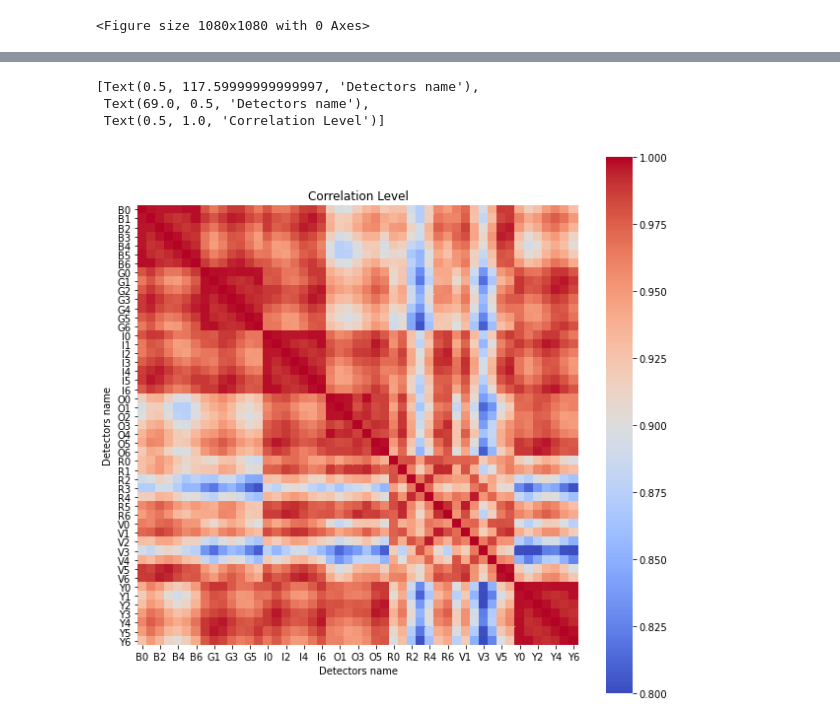
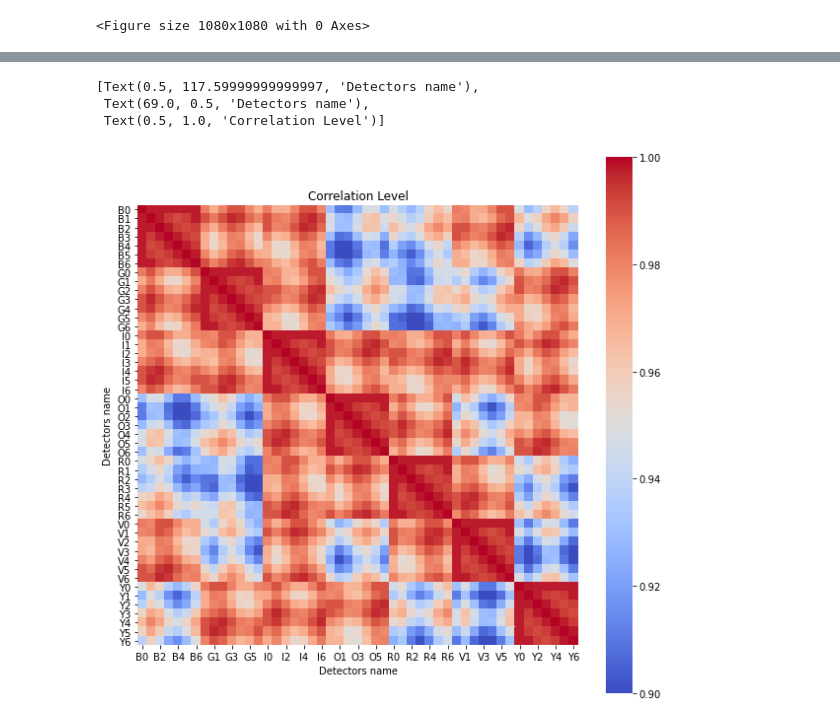
Before and after one commit to cmbgroundbased/cal, a Jupyter notebook: cookbook/Atmospheric_simulation_TOD.ipynb, the cells around one changed output, grey strips where cells are left out. Drawn from its saved outputs; the diff is of its cells as text; code cells hidden in the pictures.

Commit message:
Elevation and azimuthal modulation

```diff
--- a/cookbook/Atmospheric_simulation_TOD.ipynb
+++ b/cookbook/Atmospheric_simulation_TOD.ipynb
@@ -68,7 +70,7 @@ def load_focalplane(args, comm):
     if comm.comm_world is None or comm.comm_world.rank == 0:
         if args.focalplane is None:
             detector_data = {}
-            with open(r'/home/algebrato/.julia/dev/Stripeline/instrumentdb/strip_focal_plane.yaml') as file:
+            with open(r'/opt/scratch/pycal_simulations/strip_focal_plane.yaml') as file:
                 focalplane=yaml.full_load(file)
 
             detecotrs=focalplane['horns'].keys()
@@ -185,12 +188,33 @@ if comm.comm_group is not None:
 else:
     ndetrank = 1
 
+    '''
+        el (float):  Elevation of the scan.
+        el_nod (string or list of float): List of elevations to acquire
+            relative to `el`.  First and last elevation will always be
+            `el`.  Beginning el-nod is always performed at `azmin`.
+            Ending el-nod is always performed wherever the science scan
+            ends.  [degrees]
+        start_with_elnod (bool) : Perform el-nod before the scan
+        end_with_elnod (bool) : Perform el-nod after the scan
+        el_mod_step (float) : If non-zero, scanning elevation will be
+            stepped after each scan pair (upon returning to starting
+            azimuth). [degrees]
+        el_mod_rate (float) : If non-zero, observing elevation will be
+            continuously modulated during the science scan. [Hz]
+        el_mod_amplitude (float) : Range of elevation modulation when
+            `el_mod_rate` is non-zero. [degrees]
+        el_mod_sine (bool) : Elevation modulation should assume a
+            sine-wave shape.  If False, use a triangular wave.
+        scanrate (float): Sky scanning rate in degrees / second.
+    '''
+
 try:
     tod = TODGround(
         comm.comm_group,
         fp.detquats,
         totsamples,
-        detranks=ndetrank,
+        # detranks=ndetrank,
         firsttime=args.ces_start_time,
         rate=args.sample_rate,
         site_lon=args.site_lon,
@@ -199,11 +223,14 @@ try:
         azmin=args.ces_azmin,
         azmax=args.ces_azmax,
         el=args.ces_el,
+        el_mod_rate=0.01,
+        el_mod_amplitude=1.0,
+        el_mod_sine=True,
         scanrate=args.scanrate,
         scan_accel=args.scan_accel,
-        sinc_modulation=None,
-        CES_start=None,
-        CES_stop=None,
+        cosecant_modulation=True,
+        CES_start=0,
+        CES_stop=3600,
         sun_angle_min=None,
         coord=args.coord,
         sampsizes=None,
@@ -365,8 +428,8 @@ hitmap = np.zeros(npix)
 for obs in data.obs:
     tod = obs['tod']
     for det in tod.local_dets:
-        if len(det.split("I")[0]) == 2:
-            pixels = tod.cache.reference("pixels_{}".format(det))
+        #if len(det.split("I")[0]) == 2:
+        for pixels in tod.cache.reference("pixels_{}".format(det)):
             hitmap[pixels] += 1
 
 hitmap[hitmap == 0] = hp.UNSEEN
@@ -655,14 +722,14 @@ MTX_CX=matrix.corr() # pearson method
 # %%
 import seaborn as sns
 
 plt.figure(figsize=(10,10))
-ax = sns.heatmap(MTX_CX, annot=False, cmap='coolwarm', vmin=0.8, vmax=1, center=0.9, square=True)
+ax = sns.heatmap(MTX_CX, annot=False, cmap='coolwarm', vmin=0.9, vmax=1, center=0.95, square=True)
 ax.set(xlabel='Detectors name', ylabel='Detectors name', title="Correlation Level")
 # %% [output]
 [Text(0.5, 117.59999999999997, 'Detectors name'),
  Text(69.0, 0.5, 'Detectors name'),
  Text(0.5, 1.0, 'Correlation Level')]
-[figure, old version]
+[figure, new version]
 # %%
 Y6 = tod_matrix["Y6"]
 B4 = tod_matrix["V4"]
```
Also changed, not shown: parts of 27 cells of this notebook, 3 other files.
